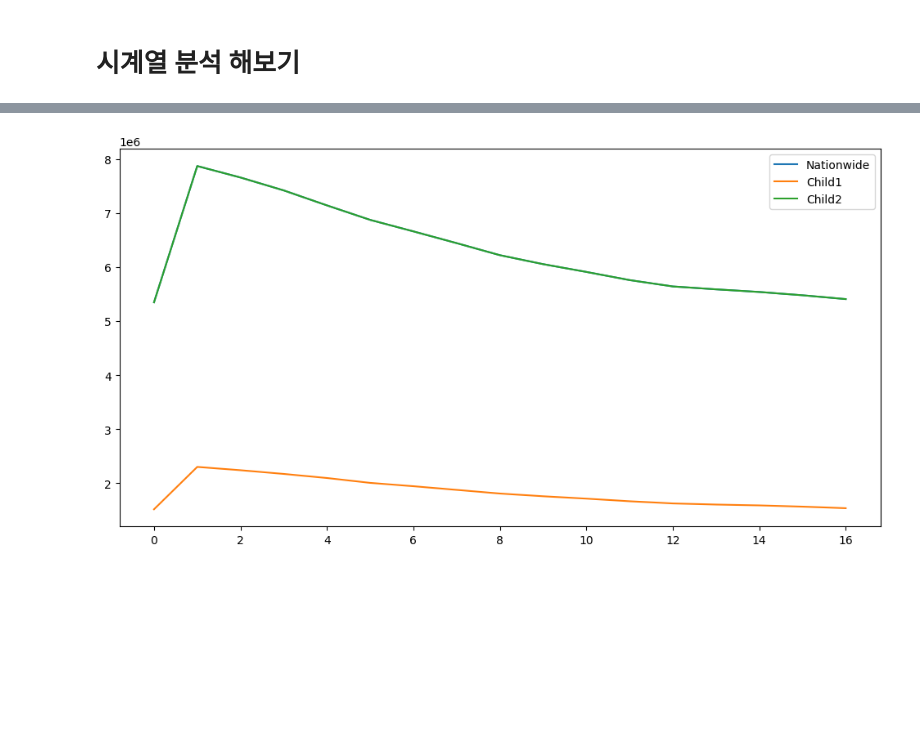
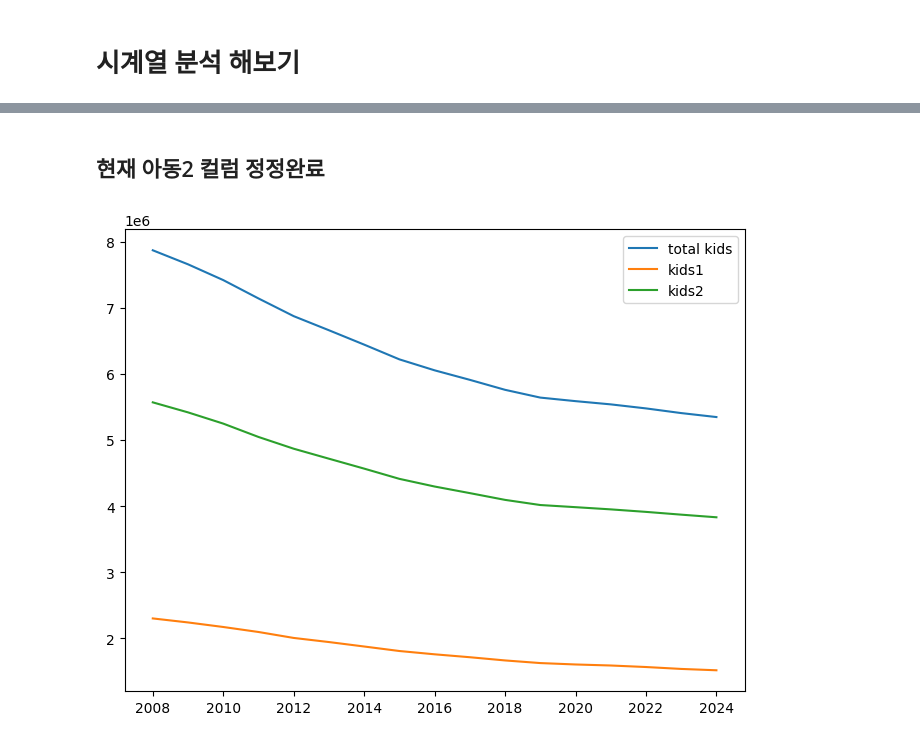
Before and after one commit to LYZAcell/data_study, a Jupyter notebook: 데이터저널/인구데이터전처리2_0819.ipynb, the cells around one changed output, grey strips where cells are left out. Drawn from its saved outputs; the diff is of its cells as text; code cells hidden in the pictures; blank space fills up the shorter version.

```diff
--- a/데이터저널/인구데이터전처리2_0819.ipynb
+++ b/데이터저널/인구데이터전처리2_0819.ipynb
@@ -465,4 +468,4 @@ from statsmodels.tsa.seasonal import seasonal_decompose
 from statsmodels.tsa.arima.model import ARIMA
 
 # 데이터 로드
-data = pd.read_csv('./인구전처리_1차(~17세).csv', encoding = 'cp949')
+data = pd.read_csv('./인구전처리_2차_아동2정정.csv', encoding = 'cp949')
@@ -471,0 +472,8 @@ data = pd.read_csv('./인구전처리_1차(~17세).csv', encoding = 'cp949')
+# %%
+# 2024를 제일 아래로 보내기
+temp = data.iloc[0].copy()
+data = data.drop(data.index[0])
+data = pd.concat([data,pd.DataFrame([temp])],ignore_index=True)
+data = data.reset_index(drop=True)
+
+data
@@ -472,13 +499,16 @@ data = pd.read_csv('./인구전처리_1차(~17세).csv', encoding = 'cp949')
+# %% [markdown]
+## 현재 아동2 컬럼 정정완료
 # %%
 # 시계열 플롯
-plt.figure(figsize=(12,6))
-plt.plot(data['전국'], label='Nationwide')
-plt.plot(data['아동1'], label='Child1')
-plt.plot(data['아동2'], label='Child2')
+# y축단위 100만
+plt.figure(figsize=(8,6))
+plt.plot(data['연도'],data['전국'], label='total kids')
+plt.plot(data['연도'],data['아동1'], label='kids1')
+plt.plot(data['연도'],data['아동2'], label='kids2')
 plt.legend()
 plt.show()
 # %% [output]
-[figure, old version]
+[figure, new version]
 # %%
 # ARIMA 모델링 예시
 model = ARIMA(data['전국'], order=(1, 1, 1))
```
Also changed, not shown: parts of 9 cells of this notebook.
